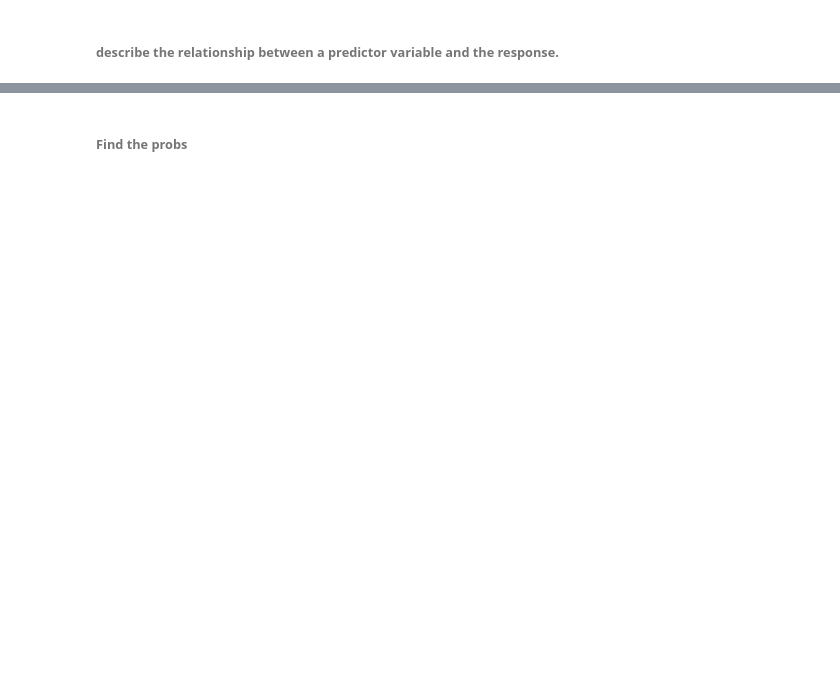
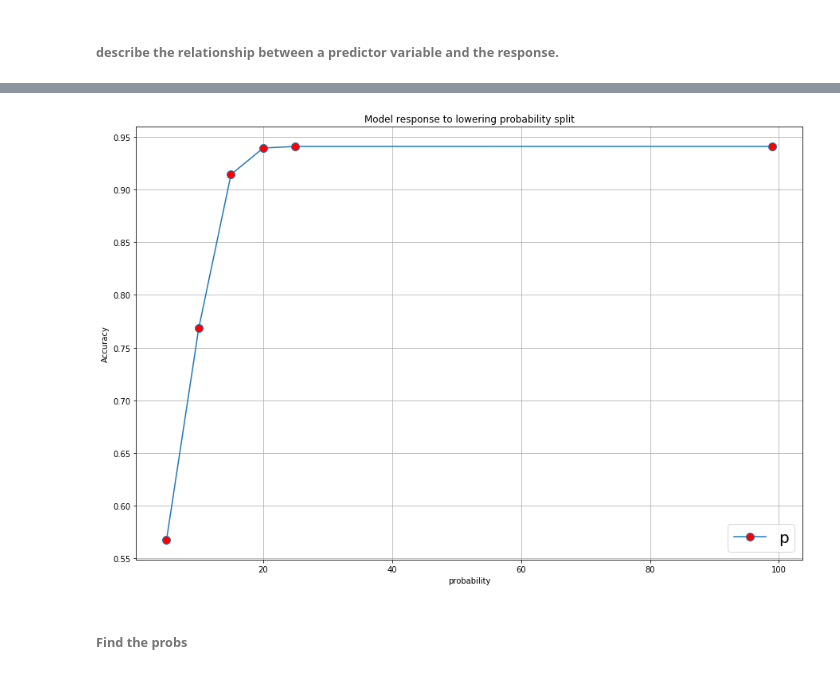
Before and after one commit to AveryData/MappingHeat, a Jupyter notebook: model/model.ipynb, the cells around one changed output, grey strips where cells are left out. Drawn from its saved outputs; the diff is of its cells as text; code cells hidden in the pictures; blank space fills up the shorter version.

```diff
--- a/model/model.ipynb
+++ b/model/model.ipynb
@@ -365,7 +516,6 @@ plt.ylim([0,1])
 # %%
 pred_proba_df = pd.DataFrame(clf.predict_proba(X_test))
-accuracies = []
-accuracy2 = {}
+accuracy = {}
 threshold_list = [0.05,0.1,0.15,0.2,0.25,0.3,0.35,0.4,0.45,0.5,0.55,0.6,0.65,.7,.75,.8,.85,.9,.95,.99]
 for i in threshold_list:
     print ('\n******** For i = {} ******'.format(i))
@@ -373,12 +523,10 @@ for i in threshold_list:
     test_accuracy = metrics.accuracy_score(y_test.to_numpy().reshape(y_test.to_numpy().size,1),
                                            y_test_pred.iloc[:,1].to_numpy().reshape(y_test_pred.iloc[:,1].to_numpy().size,1))
     print('Our testing accuracy is {}'.format(test_accuracy))
-    accuracies.append(test_accuracy)
-    accuracy2[test_accuracy]  = i
+    accuracy[test_accuracy]  = i
 
     print(metrics.confusion_matrix(y_test.to_numpy().reshape(y_test.to_numpy().size,1),
                            y_test_pred.iloc[:,1].to_numpy().reshape(y_test_pred.iloc[:,1].to_numpy().size,1)))
 
 
-scores = pd.Series(accuracies, index=range(0,20), name="Score")
-scores2 = pd.DataFrame([accuracy2])
+scores = pd.DataFrame([accuracy2])
@@ -387,0 +551,4 @@ s = scores2.T.reset_index().rename(columns={'index': 'score', 0: 'value'})
+# %%
+score_val = scores2 * 100
+s = score_val.T.reset_index().set_index(0)
+s
@@ -388,9 +564,12 @@ s = scores2.T.reset_index().rename(columns={'index': 'score', 0: 'value'})
 # %%
-plt.figure(figsize=(10,5))
-plt.plot(range(0, 20), x=s.score, y=s.value, marker='o', markerfacecolor='red', markersize=5)
-plt.xlabel('prob of hit')
+# plt.figure(figsize=(15,15))
+s.plot(marker='o', markerfacecolor='red',  grid=True, markersize=10, figsize=(15,10))
+plt.legend(labels='probability', loc='lower right', prop={'size': 20})
+plt.xlabel('probability')
 plt.ylabel('Accuracy')
 plt.title('Model response to lowering probability split');
+# %% [output]
+[figure, added]
 # %% [markdown]
 ###### Find the probs
 # %%
```
Also changed, not shown: parts of 48 cells of this notebook.
